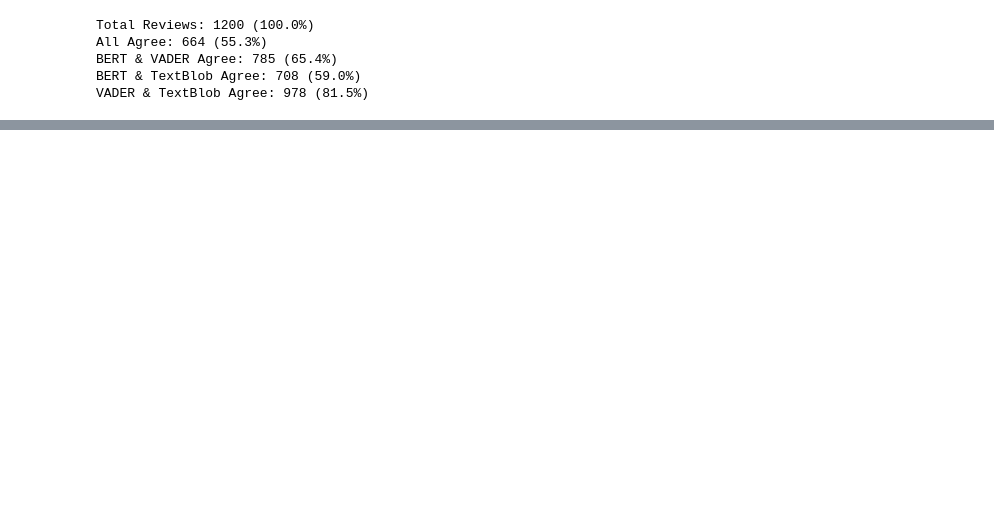
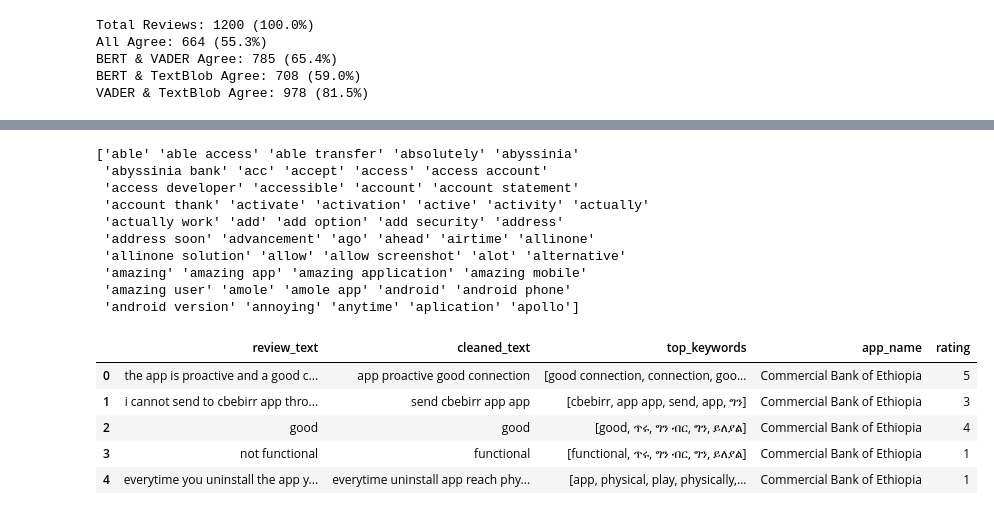
Before and after one commit to tsegabogale24/week2-Customer-Experience-Analytics-for-Fintech-Apps, a Jupyter notebook: notebooks/sentiment_analysis.ipynb, the cells around one changed output, grey strips where cells are left out. Cells and saved outputs as stored; diff of their text form; code cells hidden in the pictures; blank space fills up the shorter version.

```diff
--- a/notebooks/sentiment_analysis.ipynb
+++ b/notebooks/sentiment_analysis.ipynb
@@ -62,0 +117,36 @@ VADER & TextBlob Agree: 978 (81.5%)
+# %%
+import sys
+import os
+import importlib
+
+# Add the directory containing the module to the path
+sys.path.append(os.path.abspath("../scripts"))
+
+# Import the whole module (not just the function)
+import thematic_analysis
+
+# Reload the module after making code changes to it
+importlib.reload(thematic_analysis)
+
+from thematic_analysis import extract_keywords
+
+# Apply to your DataFrame
+results = extract_keywords(df)
+results.head()
+# %% [output]
+['able' 'able access' 'able transfer' 'absolutely' 'abyssinia'
+ 'abyssinia bank' 'acc' 'accept' 'access' 'access account'
+ 'access developer' 'accessible' 'account' 'account statement'
+ 'account thank' 'activate' 'activation' 'active' 'activity' 'actually'
+ 'actually work' 'add' 'add option' 'add security' 'address'
+ 'address soon' 'advancement' 'ago' 'ahead' 'airtime' 'allinone'
+ 'allinone solution' 'allow' 'allow screenshot' 'alot' 'alternative'
+ 'amazing' 'amazing app' 'amazing application' 'amazing mobile'
+ 'amazing user' 'amole' 'amole app' 'android' 'android phone'
+ 'android version' 'annoying' 'anytime' 'aplication' 'apollo']
+|  | review_text | cleaned_text | top_keywords | app_name | rating |
+| 0 | the app is proactive and a good c... | app proactive good connection | [good connection, connection, goo... | Commercial Bank of Ethiopia | 5 |
+| 1 | i cannot send to cbebirr app thro... | send cbebirr app app | [cbebirr, app app, send, app, ግን] | Commercial Bank of Ethiopia | 3 |
+| 2 | good | good | [good, ጥሩ, ግን ብር, ግን, ይለያል] | Commercial Bank of Ethiopia | 4 |
+| 3 | not functional | functional | [functional, ጥሩ, ግን ብር, ግን, ይለያል] | Commercial Bank of Ethiopia | 1 |
+| 4 | everytime you uninstall the app y... | everytime uninstall app reach phy... | [app, physical, play, physically,... | Commercial Bank of Ethiopia | 1 |
```
Also changed, not shown: parts of 7 cells of this notebook, 1 other file.
